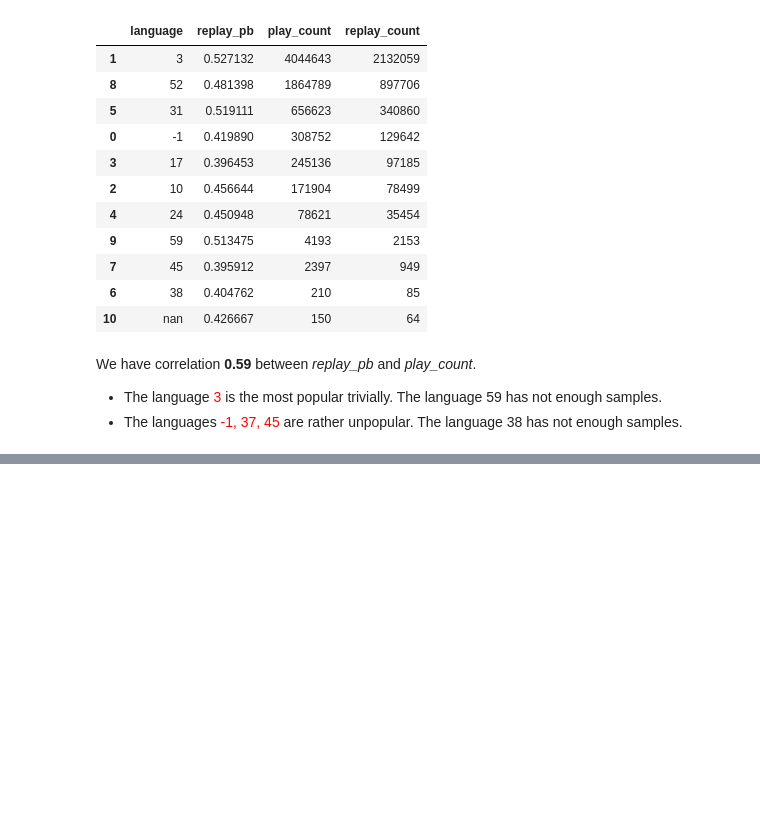
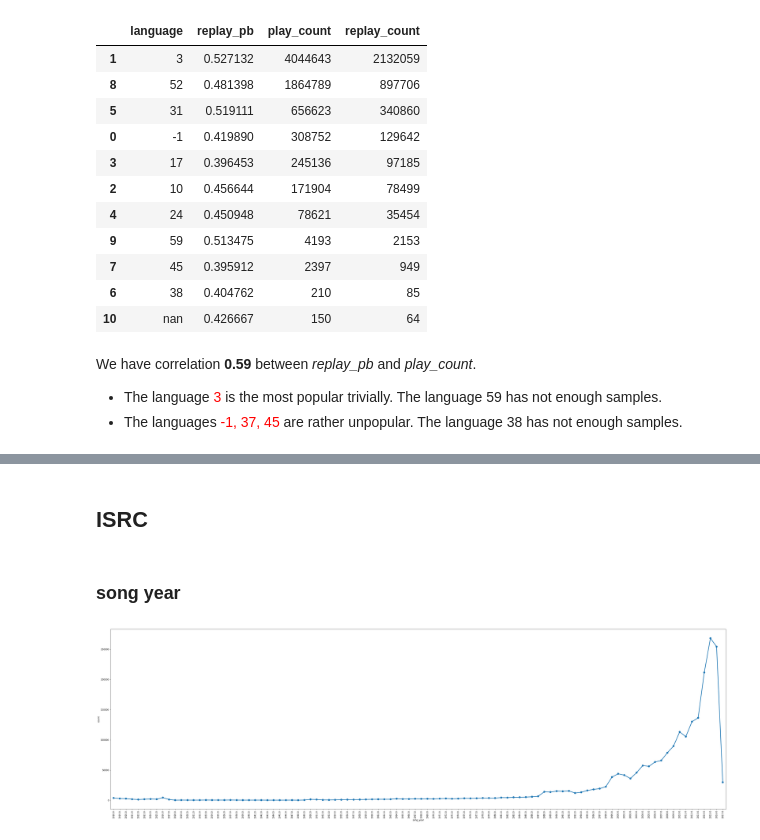
Before and after one commit to dsmilab/WSDM2018-KKBox-MRC, a Jupyter notebook: exploration_song.ipynb, the cells around one changed output, grey strips where cells are left out. Saved outputs shown, nothing was run; the diff lists cells and outputs as text; code cells hidden in the pictures; blank space fills up the shorter version.

```diff
--- a/exploration_song.ipynb
+++ b/exploration_song.ipynb
@@ -401,0 +440,14 @@ We have correlation **0.59** between *replay_pb* and *play_count*.
+# %% [markdown]
+## ISRC
+# %% [markdown]
+### song year
+# %%
+count_df = songs_df[['song_id', 'song_year']].groupby('song_year').agg('count').reset_index()
+count_df.columns = ['song_year', 'count']
+
+plt.figure(figsize=(50, 15))
+plt.xticks(rotation=90)
+sns.pointplot(x='song_year', y='count', data=count_df)
+plt.show()
+# %% [output]
+[figure, added]
```
Also changed, not shown: parts of 13 cells of this notebook.
